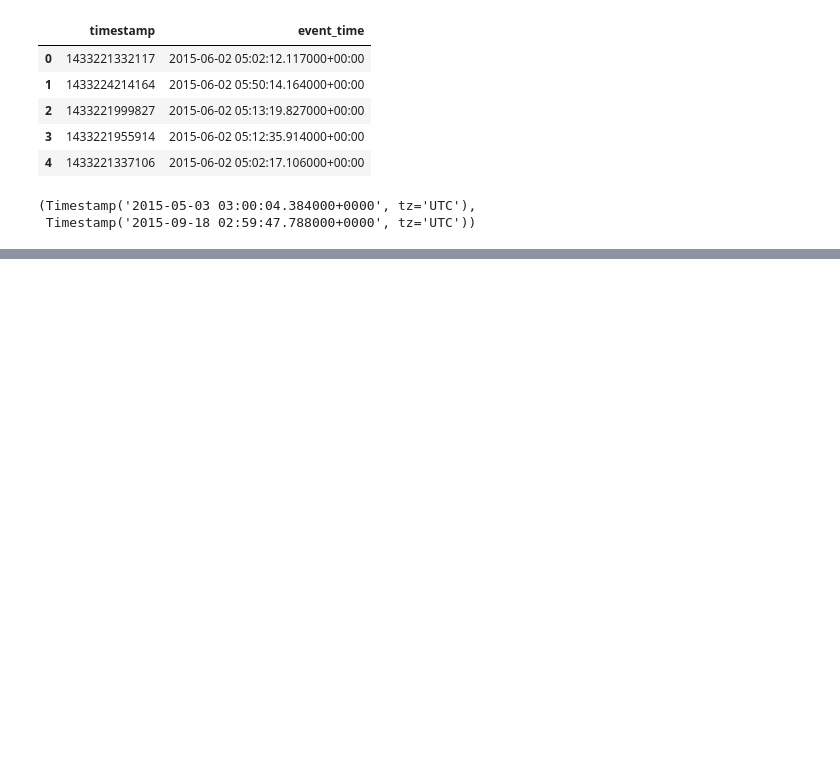
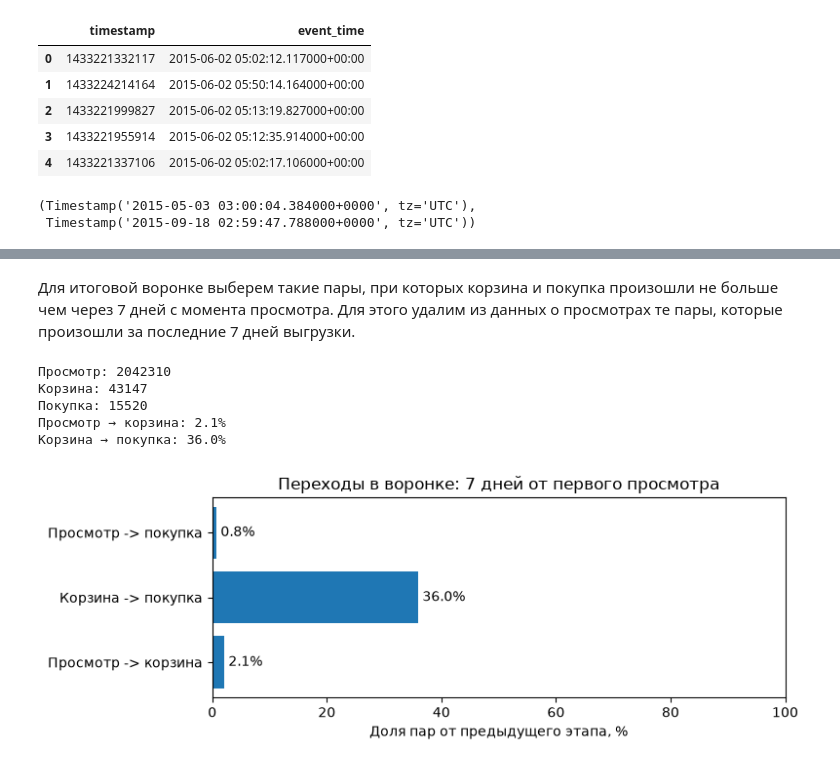
Before and after one commit to frizzertt/retailrocket-funnel-analysis, a Jupyter notebook: main.ipynb, the cells around one changed output, grey strips where cells are left out. Cells and saved outputs as stored; diff of their text form; code cells hidden in the pictures; blank space fills up the shorter version.

Commit message:
main: analyze 7-day visitor-item purchase funnel

```diff
--- a/main.ipynb
+++ b/main.ipynb
@@ -79,0 +301,55 @@ events["event_time"].min(), events["event_time"].max()
+# %% [markdown]
+Для итоговой воронке выберем такие пары, при которых корзина и покупка произошли не больше чем через 7 дней с момента просмотра. Для этого удалим из данных о просмотрах те пары, которые произошли за последние 7 дней выгрузки.
+# %%
+window = pd.Timedelta(days=7)
+cutoff = events_clean["event_time"].max() - window
+
+views_7d = first_item_view.loc[first_item_view <= cutoff]
+
+carts_7d = first_item_cart.loc[
+    first_item_cart.index.isin(views_7d.index)
+]
+carts_7d = carts_7d.loc[
+    carts_7d <= views_7d.loc[carts_7d.index] + window
+]
+
+purchases_7d = first_purchase_after_cart.loc[
+    first_purchase_after_cart.index.isin(carts_7d.index)
+]
+purchases_7d = purchases_7d.loc[
+    purchases_7d <= views_7d.loc[purchases_7d.index] + window
+]
+
+print("Просмотр:", len(views_7d))
+print("Корзина:", len(carts_7d))
+print("Покупка:", len(purchases_7d))
+print(f"Просмотр → корзина: {len(carts_7d) / len(views_7d):.1%}")
+print(f"Корзина → покупка: {len(purchases_7d) / len(carts_7d):.1%}")
+# %% [output]
+Просмотр: 2042310
+Корзина: 43147
+Покупка: 15520
+Просмотр → корзина: 2.1%
+Корзина → покупка: 36.0%
+# %%
+import matplotlib.pyplot as plt
+
+transitions = ["Просмотр -> корзина", "Корзина -> покупка", "Просмотр -> покупка"]
+rates = [
+    len(carts_7d) / len(views_7d) * 100,
+    len(purchases_7d) / len(carts_7d) * 100,
+    len(purchases_7d) / len(views_7d) * 100,
+]
+
+fig, ax = plt.subplots(figsize=(8, 3))
+bars = ax.barh(transitions, rates)
+ax.bar_label(bars, fmt="%.1f%%", padding=3)
+
+ax.set_xlim(0, 100)
+ax.set_xlabel("Доля пар от предыдущего этапа, %")
+ax.set_title("Переходы в воронке: 7 дней от первого просмотра")
+
+plt.tight_layout()
+plt.show()
+# %% [output]
+[figure, added]
```
Also changed, not shown: parts of 25 cells of this notebook.
